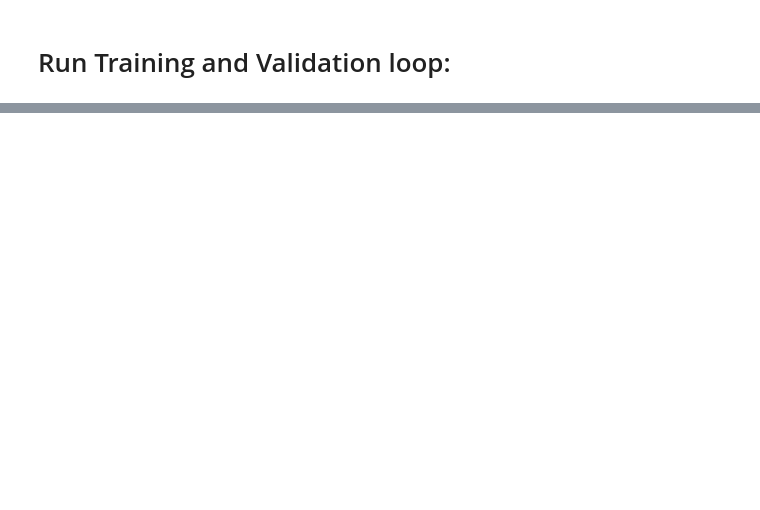
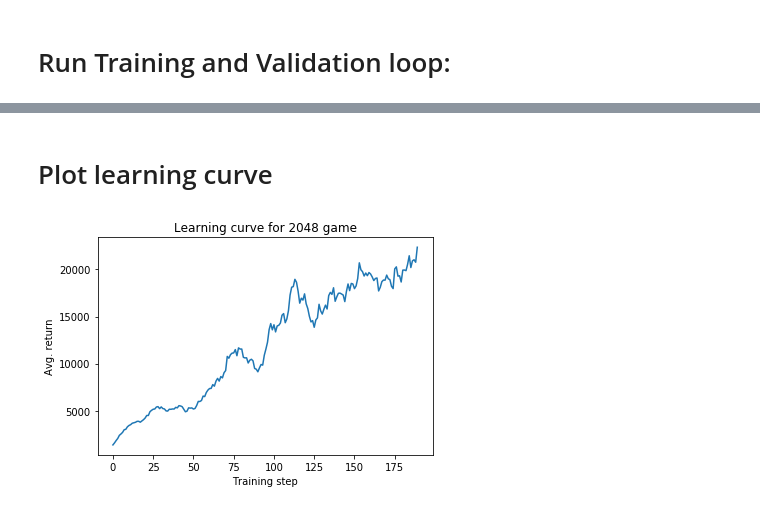
Before and after one commit to nslyubaykin/rainbow_for_2048, a Jupyter notebook: rainbow_2048.ipynb, the cells around one changed output, grey strips where cells are left out. Drawn from its saved outputs; the diff is of its cells as text; code cells hidden in the pictures; blank space fills up the shorter version.

```diff
--- a/rainbow_2048.ipynb
+++ b/rainbow_2048.ipynb
@@ -667,7 +604,7 @@ betta_schedule = CombinedSchedule(betta_schedule1, betta_schedule2, min)
 # %% [markdown]
 # Create training and eval environments
 # %%
-env = Log2Rews(Game2048Env(4, 13)) # Wrapped Training Env
+env = ClipRews(Game2048Env(4, 13)) # Wrapped Training Env
 eval_env = Game2048Env(4, 13) # Unwrapped Env for Evaluation
 # %% [markdown]
 # Visualize environment observations:
@@ -709,7 +626,12 @@ np.mean(q_sum)
 # Define ArgmaxQValue actor
 # %%
 actor = ArgmaxQValue(
-        exploration=EpsilonGreedy(eps=PiecewiseSchedule({1: 50000}, 0))
+    exploration=EpsilonGreedy(
+        eps=PiecewiseSchedule(
+            {1: 50000}, # First 50k steps
+            0 # Residual steps
+        )
+    )
 )
 # %% [markdown]
 # Define CategoricalDQN critic:
@@ -719,8 +641,8 @@ critic = CategoricalDQN( # Distributional
         in_channels=1, # 1 for grayscale, 3 for RGB
         acs_dim=acs_dim,
         n_atoms=51,
-        v_min=-20, #-5
-        v_max=200 #45
+        v_min=-10, #-5
+        v_max=100 #45
     ),
     device=torch.device('cuda'),
     learning_rate=lr_schedule,
@@ -728,7 +650,7 @@ critic = CategoricalDQN( # Distributional
     gamma=0.99,
     target_updates_freq=32000, #10000
     n_steps_per_update=1,
-    grad_norm_clipping=15, #10
+    #grad_norm_clipping=15, #10
     update_freq=4,
     prioritized_sampling=True, # Prioritized
     alpha=0.5, #0.6
@@ -780,21 +696,14 @@ Loading video...
 # %% [markdown]
 # Run Training and Validation loop:
 # %%
-import psutil
-
 log_every = 50000
 n_steps = 10000000
 logdir = '/home/nikita/Desktop/RelaxExamples/RAINBOW_2048/tensorboard_logs'
-run_name = f'rainbow_dqn_2048_game_mp13_new_support'
+run_name = f'rainbow_dqn_2048_game_mp13'
 logger = SummaryWriter(log_dir=f'{logdir}/{run_name}')
 all_logs = []
 
 for step in tqdm(range(n_steps)):
-
-    if psutil.virtual_memory().percent > 95:
-        print(f'Memory leak occured: {psutil.virtual_memory().percent} % of memory consumed')
-        print(critic.n_updates)
-        break
 
     # sample training batch
     unit_pathlist = sampler.sample(actor=actor,
@@ -845 +757,15 @@ logger.flush()
 [interactive output not drawn]
+# %% [markdown]
+# Plot learning curve
+# %%
+def moving_average(x, w):
+    return np.convolve(x, np.ones(w), 'valid') / w
+
+eval_score = [l['avg_return/eval'] for l in all_logs]
+plt.plot(moving_average(eval_score, w=10))
+plt.title(f'Learning curve for 2048 game')
+plt.xlabel('Training step')
+plt.ylabel('Avg. return')
+plt.show()
+# %% [output]
+[figure, added]
```
Also changed, not shown: parts of 36 cells of this notebook, 19 other files.
